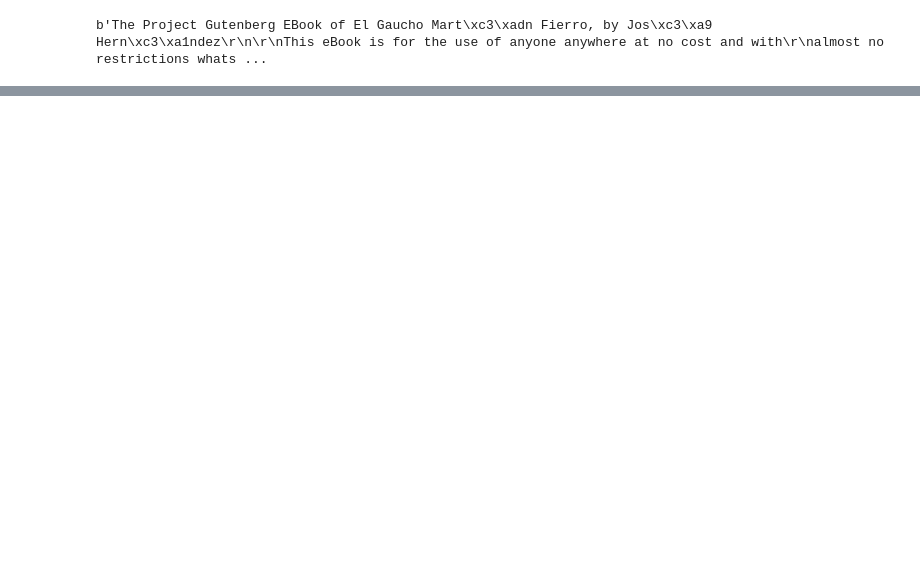
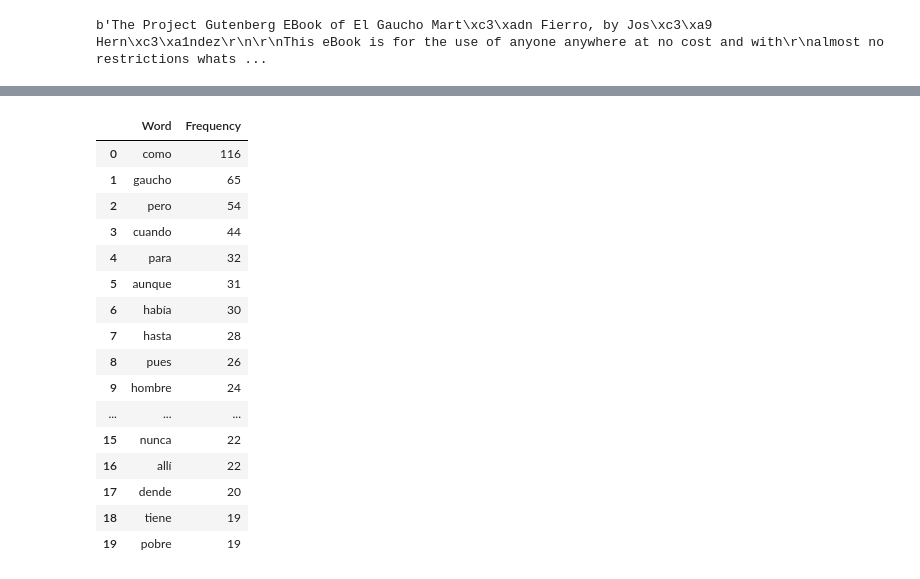
Before and after one commit to LCaravaggio/NLP, a Jupyter notebook: 02_básicas/Word_Cloud.ipynb, the cells around one changed output, grey strips where cells are left out. Saved outputs shown, nothing was run; the diff lists cells and outputs as text; code cells hidden in the pictures; blank space fills up the shorter version.

```diff
--- a/02_básicas/Word_Cloud.ipynb
+++ b/02_básicas/Word_Cloud.ipynb
@@ -73,0 +103,29 @@ stopwords
+# %%
+import pandas as pd
+
+df = pd.DataFrame.from_dict(fd, orient='index', columns=['Frequency'])
+
+df = df.sort_values(by='Frequency', ascending=False)
+
+df.reset_index(inplace=True)
+df.columns = ['Word', 'Frequency']
+# %%
+df[:20]
+# %% [output]
+|  | Word | Frequency |
+| 0 | como | 116 |
+| 1 | gaucho | 65 |
+| 2 | pero | 54 |
+| 3 | cuando | 44 |
+| 4 | para | 32 |
+| 5 | aunque | 31 |
+| 6 | había | 30 |
+| 7 | hasta | 28 |
+| 8 | pues | 26 |
+| 9 | hombre | 24 |
+| ... | ... | ... |
+| 15 | nunca | 22 |
+| 16 | allí | 22 |
+| 17 | dende | 20 |
+| 18 | tiene | 19 |
+| 19 | pobre | 19 |
```
Also changed, not shown: parts of 9 cells of this notebook.
